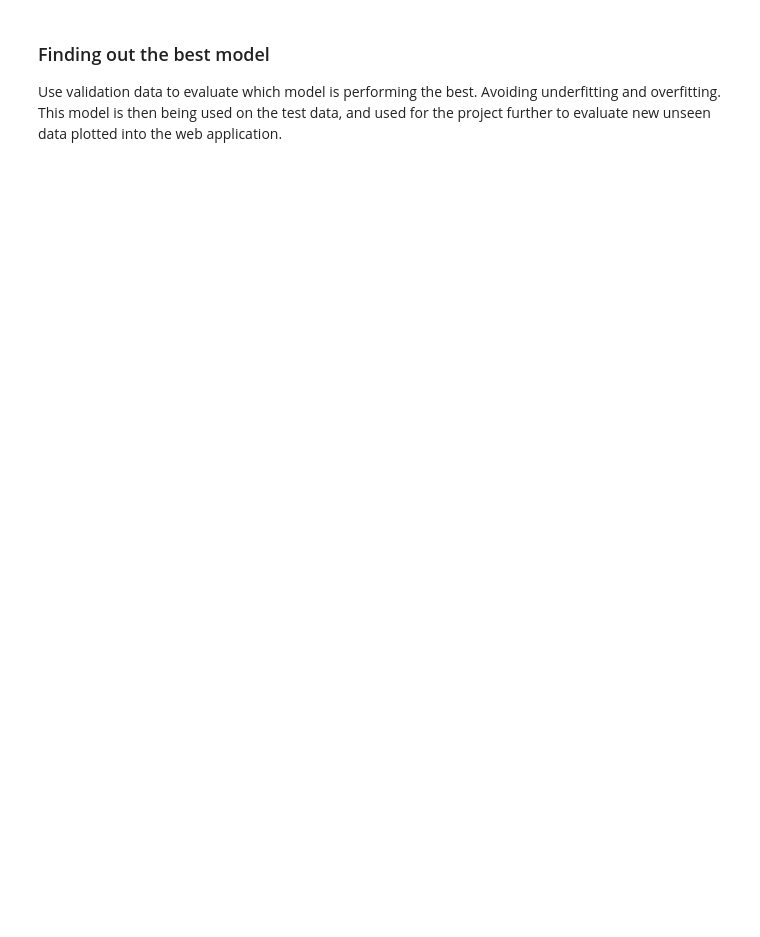
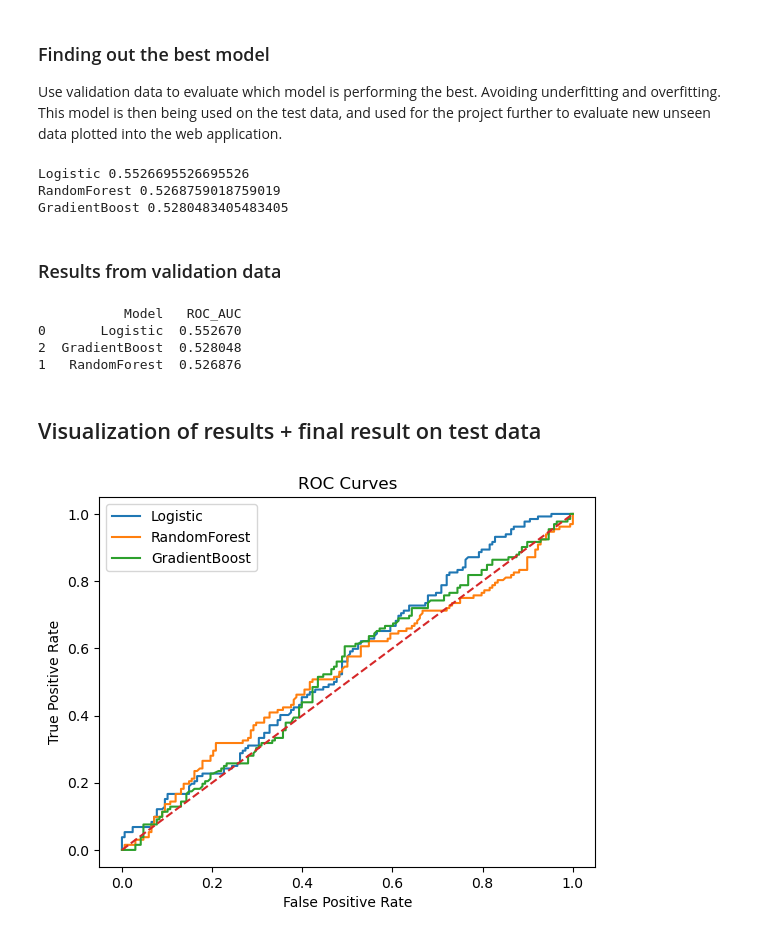
Before and after one commit to sofie-aa/Master-Thesis, a Jupyter notebook: Code/data_processing.ipynb, the cells around one changed output. Saved outputs shown, nothing was run; the diff lists cells and outputs as text; code cells hidden in the pictures; blank space fills up the shorter version.

Commit message:
Finished machine learning + added vis of results

```diff
--- a/Code/data_processing.ipynb
+++ b/Code/data_processing.ipynb
@@ -307,7 +309,10 @@ selected_features = [
     "AntidepressantBeforeECT",
     "PsychoticFeatures",
     "PersonalityDisorder",
-    "Benzodiazepines"
+    "Benzodiazepines",
+    "AnxietyDisorder",
+    "InitialSetting",
+    "Coercion"
 ]
 
 X_reduced = data[selected_features]
@@ -411,3 +529,55 @@ Best parameters for Random Forest: {'rf__criterion': 'gini', 'rf__max_depth': 10
 # %% [markdown]
 ### Finding out the best model
 Use validation data to evaluate which model is performing the best. Avoiding underfitting and overfitting. This model is then being used on the test data, and used for the project further to evaluate new unseen data plotted into the web application.
+# %%
+from sklearn.metrics import roc_auc_score
+
+models = {
+    "Logistic": bestmodel_lr,
+    "RandomForest": bestmodel_rf,
+    "GradientBoost": bestmodel_gb
+}
+
+for name, model in models.items():
+    probs = model.predict_proba(X_val)[:,1]
+    auc = roc_auc_score(y_val, probs)
+    print(name, auc)
+# %% [output]
+Logistic 0.5526695526695526
+RandomForest 0.5268759018759019
+GradientBoost 0.5280483405483405
+# %% [markdown]
+### Results from validation data
+# %%
+results = []
+
+for name, model in models.items():
+    probs = model.predict_proba(X_val)[:,1]
+    auc = roc_auc_score(y_val, probs)
+    results.append((name, auc))
+
+results_df = pd.DataFrame(results, columns=["Model", "ROC_AUC"])
+print(results_df.sort_values("ROC_AUC", ascending=False))
+# %% [output]
+           Model   ROC_AUC
+0       Logistic  0.552670
+2  GradientBoost  0.528048
+1   RandomForest  0.526876
+# %% [markdown]
+## Visualization of results + final result on test data
+# %%
+from sklearn.metrics import roc_curve
+
+for name, model in models.items():
+    probs = model.predict_proba(X_val)[:,1]
+    fpr, tpr, _ = roc_curve(y_val, probs)
+    plt.plot(fpr, tpr, label=name)
+
+plt.plot([0,1],[0,1], linestyle="--")
+plt.xlabel("False Positive Rate")
+plt.ylabel("True Positive Rate")
+plt.title("ROC Curves")
+plt.legend()
+plt.show()
+# %% [output]
+[figure, added]
```
Also changed, not shown: parts of 15 cells of this notebook.
